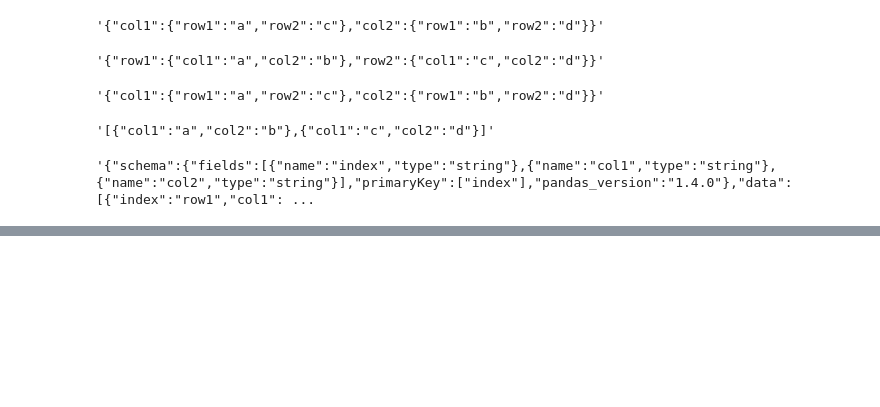
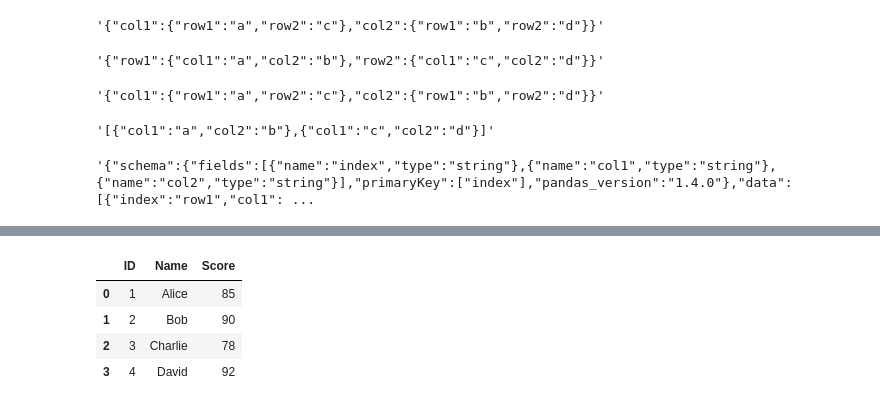
Before and after one commit to SejalKumari011/Python-Libraries, a Jupyter notebook: pandas.ipynb, the cells around one changed output, grey strips where cells are left out. Cells and saved outputs as stored; diff of their text form; code cells hidden in the pictures; blank space fills up the shorter version.

```diff
--- a/pandas.ipynb
+++ b/pandas.ipynb
@@ -390,0 +472,33 @@ schema={"schema":{"fields":[{"name":"index","type":"string"},{"name":"col1","typ
+# %%
+xml='''<?xml version="1.0" encoding="UTF-8"?>
+<table>
+    <row>
+        <ID>1</ID>
+        <Name>Alice</Name>
+        <Score>85</Score>
+    </row>
+    <row>
+        <ID>2</ID>
+        <Name>Bob</Name>
+        <Score>90</Score>
+    </row>
+    <row>
+        <ID>3</ID>
+        <Name>Charlie</Name>
+        <Score>78</Score>
+    </row>
+    <row>
+        <ID>4</ID>
+        <Name>David</Name>
+        <Score>92</Score>
+    </row>
+</table>
+'''
+# %%
+pd.read_xml(xml)
+# %% [output]
+|  | ID | Name | Score |
+| 0 | 1 | Alice | 85 |
+| 1 | 2 | Bob | 90 |
+| 2 | 3 | Charlie | 78 |
+| 3 | 4 | David | 92 |
```
Also changed, not shown: parts of 10 cells of this notebook, 2 other files.
